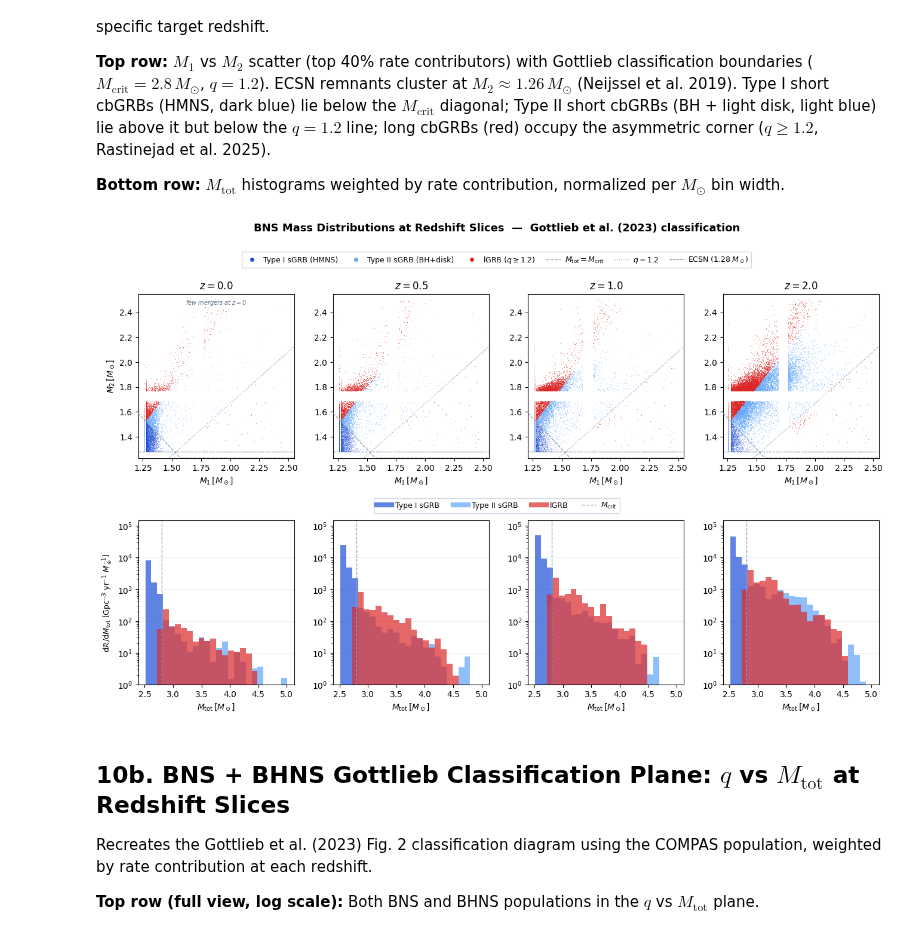
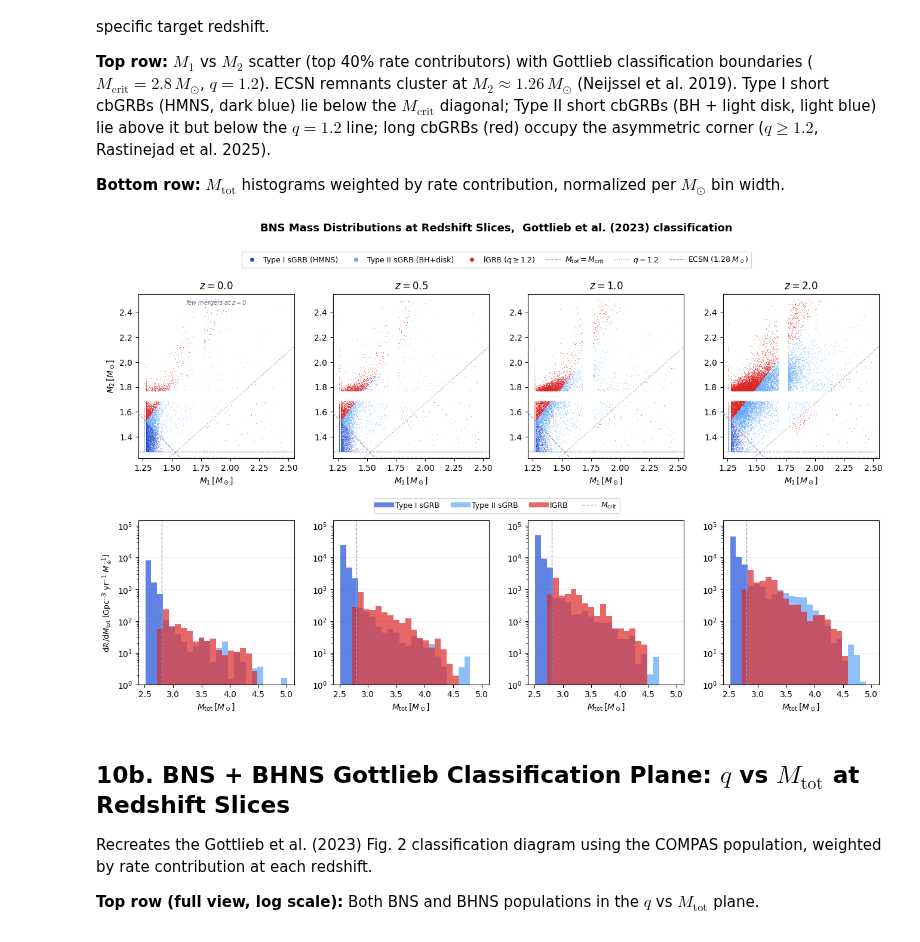
Before and after one commit to jorodgrz/GRBproject, a Jupyter notebook: GRB_CosmicRate.ipynb, the cells around one changed output. Cells and saved outputs as stored; diff of their text form; code cells hidden in the pictures.

```diff
--- a/GRB_CosmicRate.ipynb
+++ b/GRB_CosmicRate.ipynb
@@ -1296,35 +1296,35 @@ scatter_handles = [
            label=r'$M_\mathrm{tot} = M_\mathrm{crit}$'),
     Line2D([0],[0], color='#94A3B8', lw=1, ls=':',
            label=r'$q = 1.2$'),
     Line2D([0],[0], color='#64748B', lw=0.8, ls='--',
            label=f'ECSN ({ecsn_mass:.2f} $M_\\odot$)'),
 ]
 fig.legend(handles=scatter_handles, loc='upper center',
            bbox_to_anchor=(0.5, 0.97), ncol=6, fontsize=9,
            framealpha=0.9, edgecolor='#CBD5E1', columnspacing=1.4,
            handletextpad=0.5)
 
 hist_handles = [
     Line2D([0],[0], color='#1D4ED8', lw=6, alpha=0.70, label='Type I sGRB'),
     Line2D([0],[0], color='#60A5FA', lw=6, alpha=0.70, label='Type II sGRB'),
     Line2D([0],[0], color='#DC2626', lw=6, alpha=0.70, label='lGRB'),
     Line2D([0],[0], color='#94A3B8', lw=1, ls='--', label=r'$M_\mathrm{crit}$'),
 ]
 fig.legend(handles=hist_handles, loc='upper center',
            bbox_to_anchor=(0.5, 0.485), ncol=4, fontsize=9,
            framealpha=0.9, edgecolor='#CBD5E1', columnspacing=1.8,
            handletextpad=0.5)
 
 fig.suptitle('BNS Mass Distributions at Redshift Slices'
-             '  \u2014  Gottlieb et al. (2023) classification',
+             ',  Gottlieb et al. (2023) classification',
              fontsize=13, fontweight='bold', y=1.02)
 
 plt.tight_layout(rect=[0, 0, 1, 0.95])
 plt.savefig('/Users/josephrodriguez/research visualization/Plots/bns_mass_dist_redshift_slices.png',
             dpi=150, bbox_inches='tight')
 plt.show()
 # %% [output]
-[figure, old version]
+[figure, new version]
 # %% [markdown]
 ## 10b. BNS + BHNS Gottlieb Classification Plane: $q$ vs $M_\mathrm{tot}$ at Redshift Slices
 
```
Also changed, not shown: parts of 4 cells of this notebook, 17 other files.
